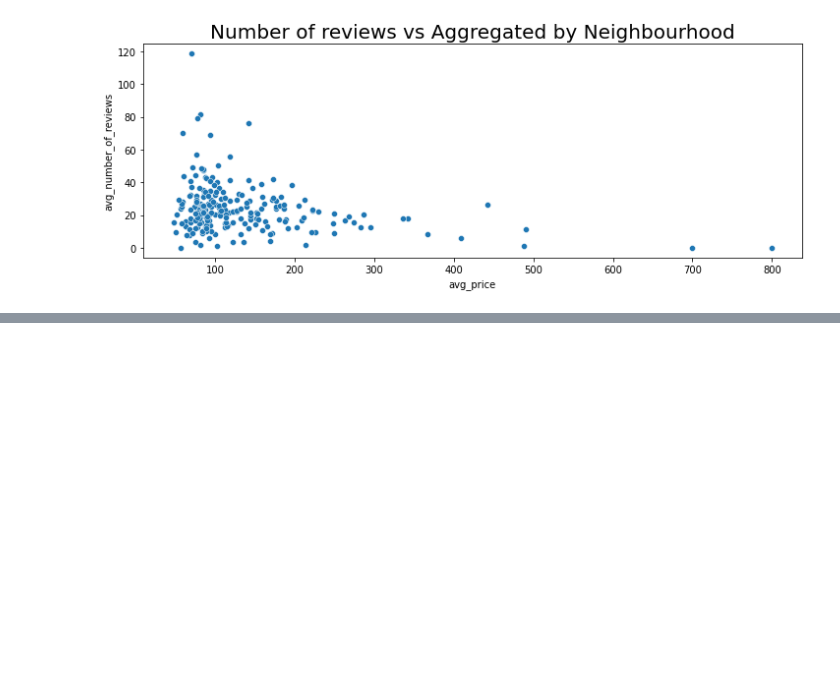
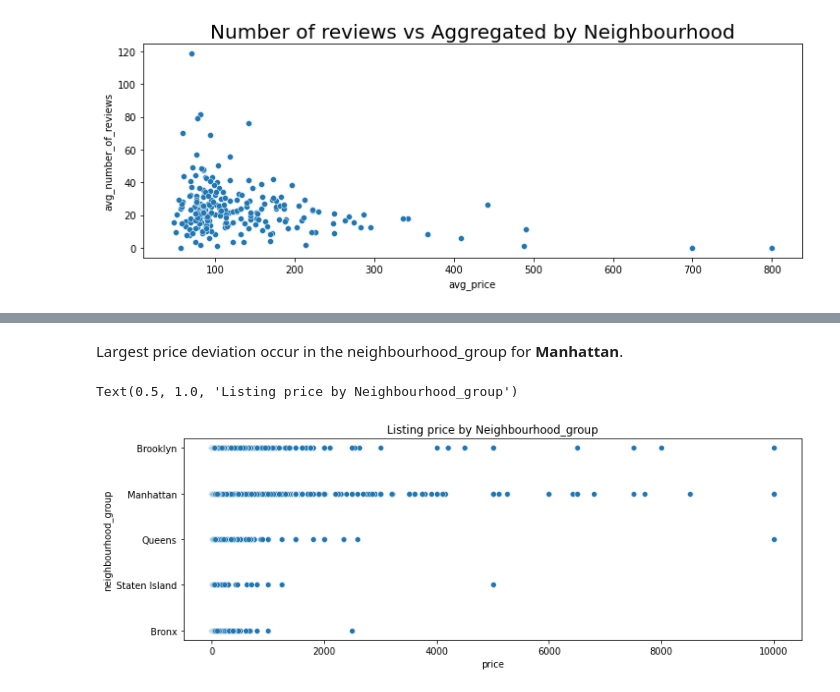
Before and after one commit to KunalSharma2001/Data-Analysis-Projects, a Jupyter notebook: NYC_Airbnb_DataAnalysis.ipynb, the cells around one changed output, grey strips where cells are left out. Saved outputs shown, nothing was run; the diff lists cells and outputs as text; code cells hidden in the pictures; blank space fills up the shorter version.

```diff
--- a/NYC_Airbnb_DataAnalysis.ipynb
+++ b/NYC_Airbnb_DataAnalysis.ipynb
@@ -691,0 +721,10 @@ Text(0.5, 1.0, 'Number of reviews vs Aggregated by Neighbourhood')
+# %% [markdown]
+Largest price deviation occur in the neighbourhood_group for **Manhattan**.
+# %%
+fig, ax = plt.subplots(figsize=fig_sz)
+
+sns.scatterplot(y = 'neighbourhood_group', x = 'price', data=nyc_logs)
+plt.title("Listing price by Neighbourhood_group")
+# %% [output]
+Text(0.5, 1.0, 'Listing price by Neighbourhood_group')
+[figure, added]
```
Also changed, not shown: parts of 5 cells of this notebook.
